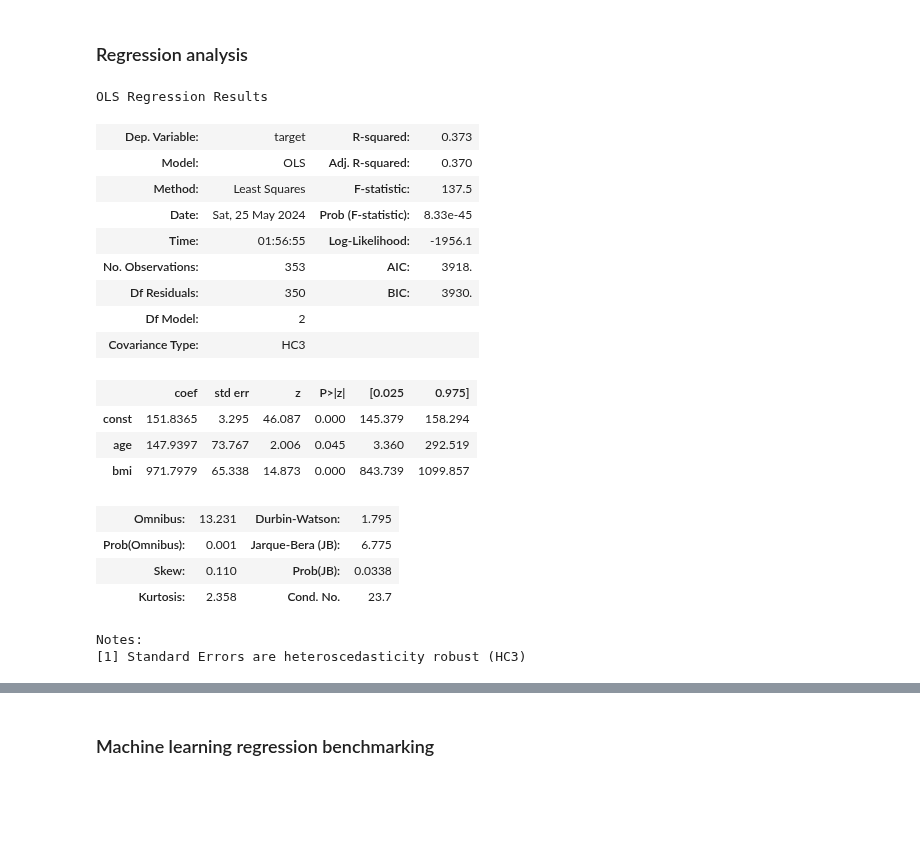
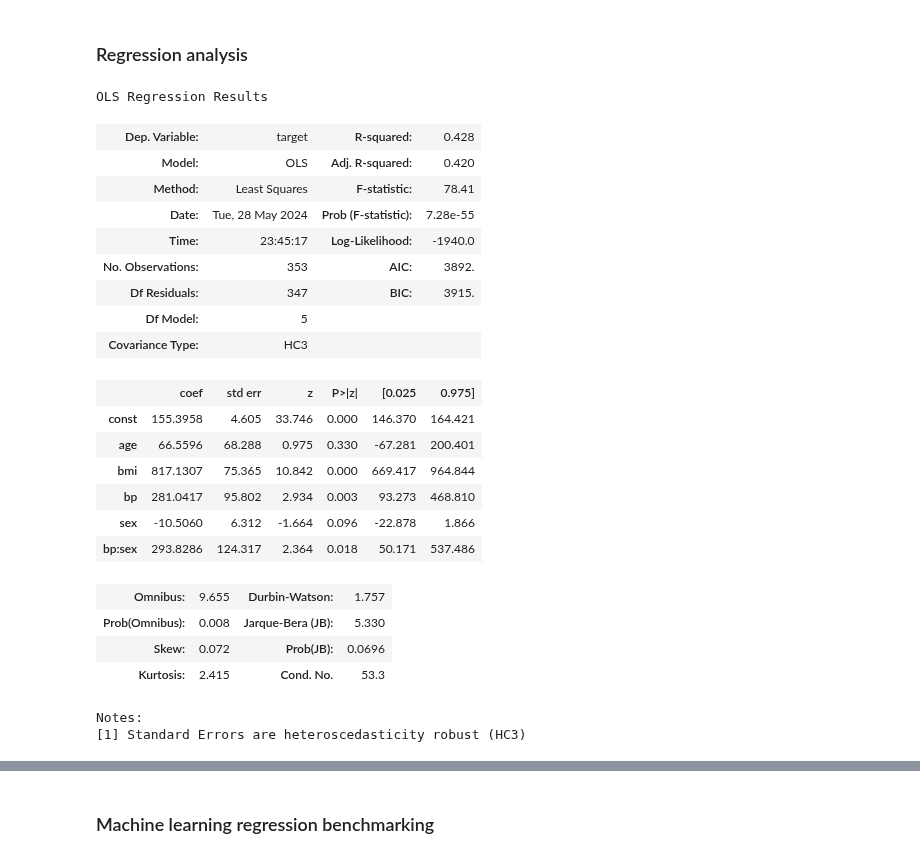
Before and after one commit to ajy25/TabularMagic, a Jupyter notebook: demo/regression/diabetes.ipynb, the cells around one changed output, grey strips where cells are left out. Saved outputs shown, nothing was run; the diff lists cells and outputs as text; code cells hidden in the pictures; blank space fills up the shorter version.

```diff
--- a/demo/regression/diabetes.ipynb
+++ b/demo/regression/diabetes.ipynb
@@ -71,28 +72,31 @@ tm.eda(dataset='all').plot_continuous_pairs(
 ### Regression analysis
 # %%
 lm_report = tm.lm(
-    formula='target ~ age + bmi'
+    formula='target ~ age + bmi + bp + sex + bp:sex'
 )
 lm_report.statsmodels_summary()
 # %% [output]
 OLS Regression Results
-| Dep. Variable: | target | R-squared: | 0.373 |
-| Model: | OLS | Adj. R-squared: | 0.370 |
-| Method: | Least Squares | F-statistic: | 137.5 |
-| Date: | Sat, 25 May 2024 | Prob (F-statistic): | 8.33e-45 |
-| Time: | 01:56:55 | Log-Likelihood: | -1956.1 |
-| No. Observations: | 353 | AIC: | 3918. |
-| Df Residuals: | 350 | BIC: | 3930. |
-| Df Model: | 2 |  |  |
+| Dep. Variable: | target | R-squared: | 0.428 |
+| Model: | OLS | Adj. R-squared: | 0.420 |
+| Method: | Least Squares | F-statistic: | 78.41 |
+| Date: | Tue, 28 May 2024 | Prob (F-statistic): | 7.28e-55 |
+| Time: | 23:45:17 | Log-Likelihood: | -1940.0 |
+| No. Observations: | 353 | AIC: | 3892. |
+| Df Residuals: | 347 | BIC: | 3915. |
+| Df Model: | 5 |  |  |
 | Covariance Type: | HC3 |  |  |
 |  | coef | std err | z | P>|z| | [0.025 | 0.975] |
-| const | 151.8365 | 3.295 | 46.087 | 0.000 | 145.379 | 158.294 |
-| age | 147.9397 | 73.767 | 2.006 | 0.045 | 3.360 | 292.519 |
-| bmi | 971.7979 | 65.338 | 14.873 | 0.000 | 843.739 | 1099.857 |
+| const | 155.3958 | 4.605 | 33.746 | 0.000 | 146.370 | 164.421 |
+| age | 66.5596 | 68.288 | 0.975 | 0.330 | -67.281 | 200.401 |
+| bmi | 817.1307 | 75.365 | 10.842 | 0.000 | 669.417 | 964.844 |
+| bp | 281.0417 | 95.802 | 2.934 | 0.003 | 93.273 | 468.810 |
+| sex | -10.5060 | 6.312 | -1.664 | 0.096 | -22.878 | 1.866 |
+| bp:sex | 293.8286 | 124.317 | 2.364 | 0.018 | 50.171 | 537.486 |
-| Omnibus: | 13.231 | Durbin-Watson: | 1.795 |
-| Prob(Omnibus): | 0.001 | Jarque-Bera (JB): | 6.775 |
-| Skew: | 0.110 | Prob(JB): | 0.0338 |
-| Kurtosis: | 2.358 | Cond. No. | 23.7 |
+| Omnibus: | 9.655 | Durbin-Watson: | 1.757 |
+| Prob(Omnibus): | 0.008 | Jarque-Bera (JB): | 5.330 |
+| Skew: | 0.072 | Prob(JB): | 0.0696 |
+| Kurtosis: | 2.415 | Cond. No. | 53.3 |
 Notes:
 [1] Standard Errors are heteroscedasticity robust (HC3)
 # %%
```
Also changed, not shown: parts of 5 cells of this notebook, 16 other files.
